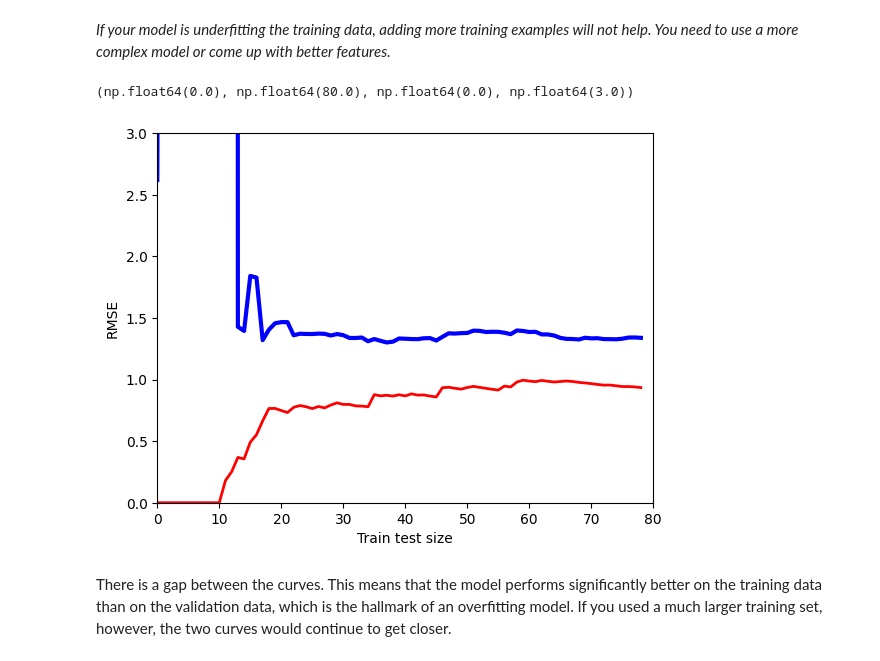
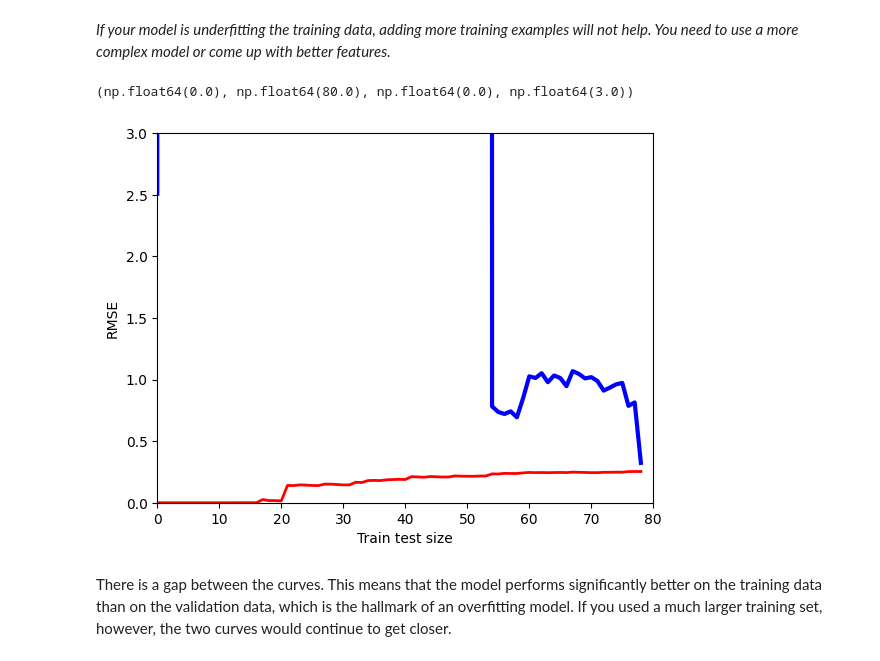
Before and after one commit to Ahmed-M-Fayad/Hands-on-ML, a Jupyter notebook: Chapter 4 ( Training Models )/chapter notes.ipynb, the cells around one changed output. Drawn from its saved outputs; the diff is of its cells as text; code cells hidden in the pictures.

```diff
--- a/Chapter 4 ( Training Models )/chapter notes.ipynb
+++ b/Chapter 4 ( Training Models )/chapter notes.ipynb
@@ -329,18 +339,18 @@ help. You need to use a more complex model or come up with better features.*
 # %%
 # using 10th dgree polynomial regression
 from sklearn.pipeline import Pipeline
 
 polynomial_regression = Pipeline(
     [
-        ('poly_features', PolynomialFeatures(degree=10, include_bias=False)),
+        ('poly_features', PolynomialFeatures(degree=24, include_bias=False)),
         ('lin_reg', LinearRegression())
     ]
 )
 plot_learning_curve(polynomial_regression, X, y)
 plt.axis([0, 80, 0, 3])
 # %% [output]
 (np.float64(0.0), np.float64(80.0), np.float64(0.0), np.float64(3.0))
-[figure, old version]
+[figure, new version]
 # %% [markdown]
 There is a gap between the curves. This means that the model
 performs significantly better on the training data than on the
```
Also changed, not shown: parts of 64 cells of this notebook.
